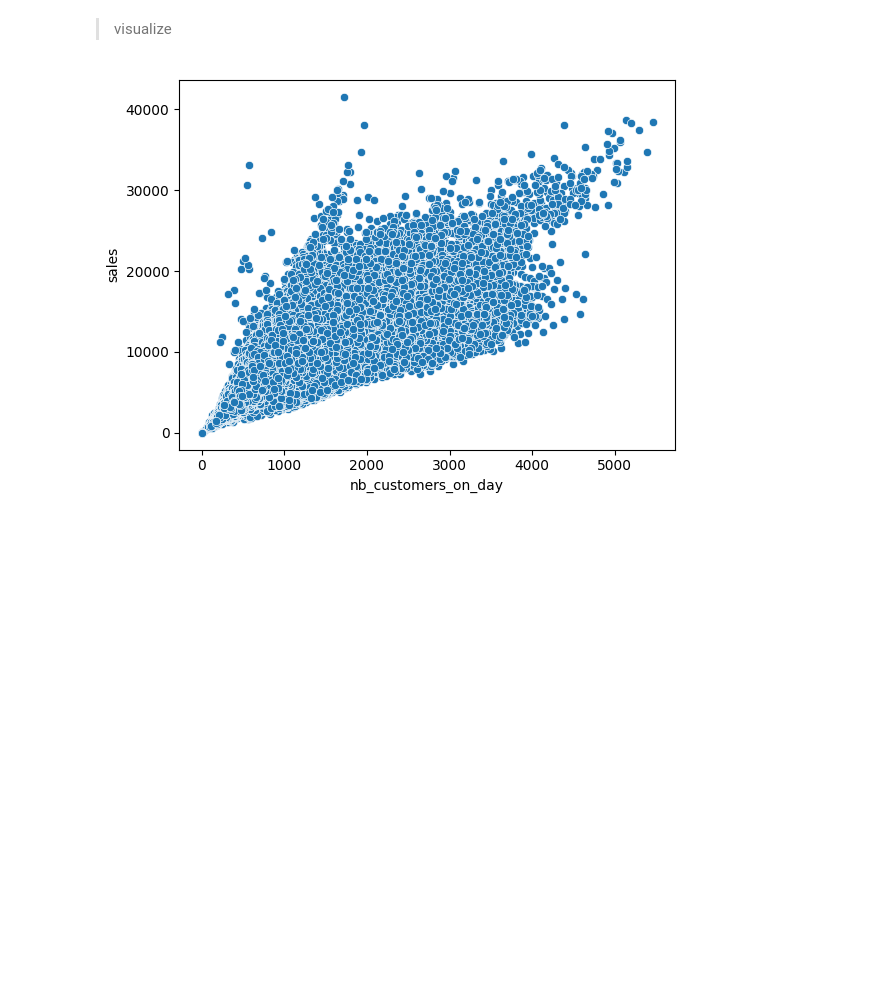
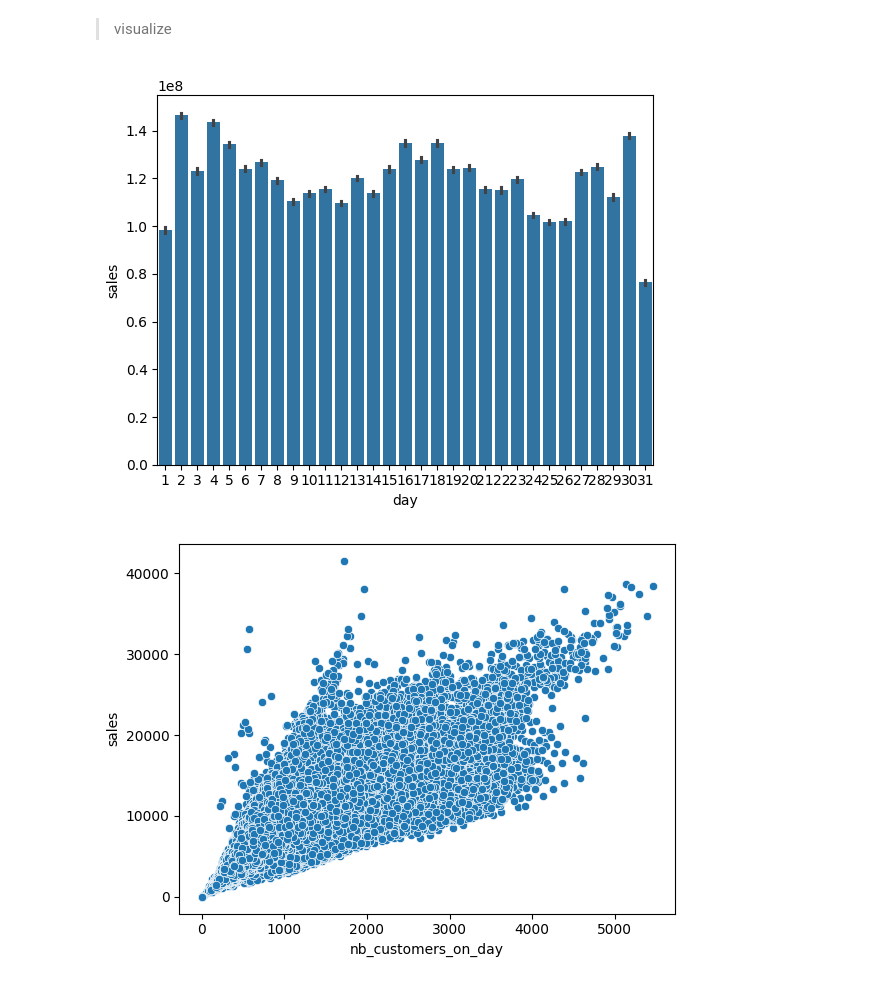
Before and after one commit to jeaend/IronKaggle_Shop-Revenue-Prediciton, a Jupyter notebook: ironKaggle.ipynb, the cells around one changed output. Saved outputs shown, nothing was run; the diff lists cells and outputs as text; code cells hidden in the pictures; blank space fills up the shorter version.

```diff
--- a/ironKaggle.ipynb
+++ b/ironKaggle.ipynb
@@ -200,5 +197,7 @@ data
 # sns.barplot(data=data, x='month', y='sales', estimator='sum')
 # plt.show()
 # %%
-# sns.barplot(data=data, x='day', y='sales', estimator='sum')
-# plt.show()
+sns.barplot(data=data, x='day', y='sales', estimator='sum')
+plt.show()
+# %% [output]
+[figure, added]
```
Also changed, not shown: parts of 44 cells of this notebook, 2 other files.
